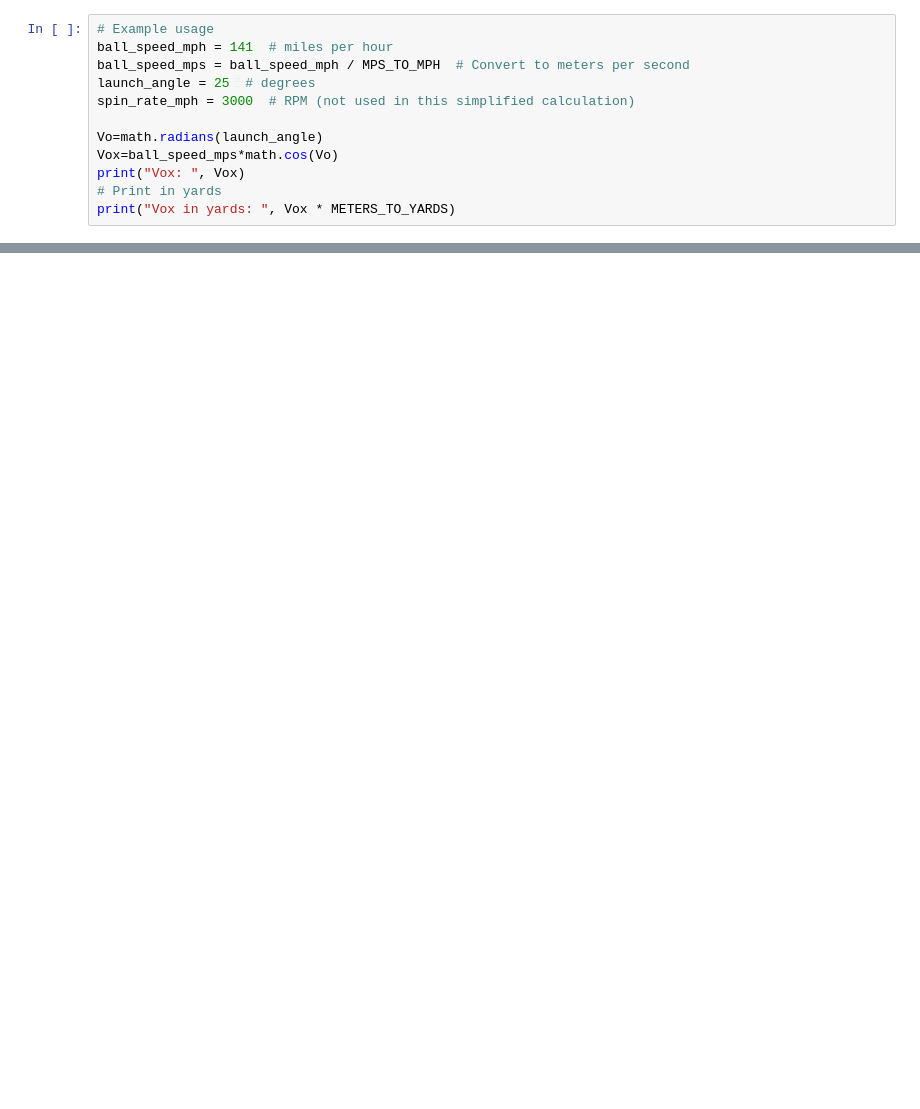
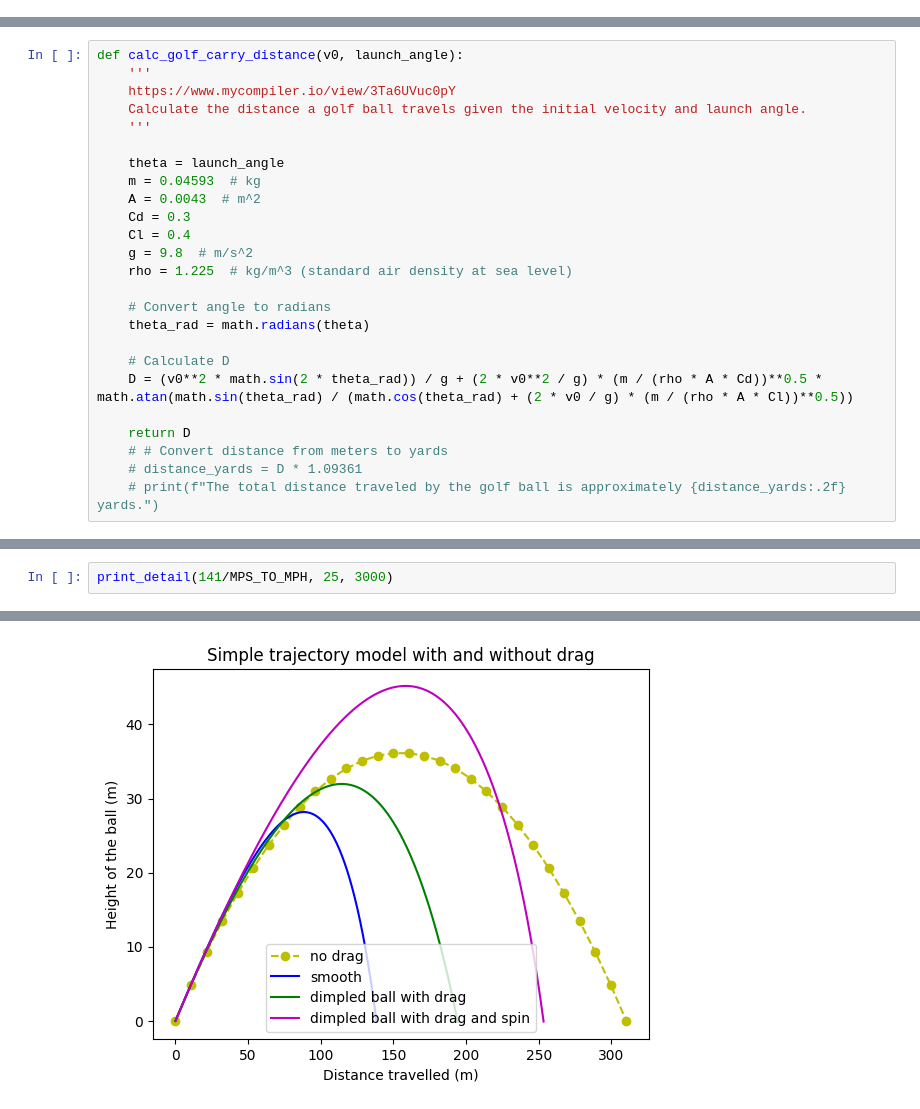
Before and after one commit to kirkhofer/data-ai, a Jupyter notebook: golf.ipynb, the cells around one changed output, grey strips where cells are left out. Saved outputs shown, nothing was run; the diff lists cells and outputs as text; blank space fills up the shorter version.

```diff
--- a/golf.ipynb
+++ b/golf.ipynb
@@ -85,15 +66,3 @@ MPS_TO_MPH = 2.23694
 GRAVITATIONAL_ACCELERATION = 9.80665
 METERS_TO_YARDS = 1.09361
 DRAG_COEFFICIENT = 0.7
-# %%
-# Example usage
-ball_speed_mph = 141  # miles per hour
-ball_speed_mps = ball_speed_mph / MPS_TO_MPH  # Convert to meters per second
-launch_angle = 25  # degrees
-spin_rate_mph = 3000  # RPM (not used in this simplified calculation)
-
-Vo=math.radians(launch_angle)
-Vox=ball_speed_mps*math.cos(Vo)
-print("Vox: ", Vox)
-# Print in yards
-print("Vox in yards: ", Vox * METERS_TO_YARDS)
@@ -102,0 +601,25 @@ Vox in yards:  62.47452480457332
+# %%
+def calc_golf_carry_distance(v0, launch_angle):
+    '''
+    https://www.mycompiler.io/view/3Ta6UVuc0pY
+    Calculate the distance a golf ball travels given the initial velocity and launch angle.
+    '''
+
+    theta = launch_angle
+    m = 0.04593  # kg
+    A = 0.0043  # m^2
+    Cd = 0.3
+    Cl = 0.4
+    g = 9.8  # m/s^2
+    rho = 1.225  # kg/m^3 (standard air density at sea level)
+
+    # Convert angle to radians
+    theta_rad = math.radians(theta)
+
+    # Calculate D
+    D = (v0**2 * math.sin(2 * theta_rad)) / g + (2 * v0**2 / g) * (m / (rho * A * Cd))**0.5 * math.atan(math.sin(theta_rad) / (math.cos(theta_rad) + (2 * v0 / g) * (m / (rho * A * Cl))**0.5))
+
+    return D
+    # # Convert distance from meters to yards
+    # distance_yards = D * 1.09361
+    # print(f"The total distance traveled by the golf ball is approximately {distance_yards:.2f} yards.")
@@ -102,0 +748,3 @@ Vox in yards:  62.47452480457332
+# %%
+print_detail(141/MPS_TO_MPH, 25, 3000)
+# %% [output]
@@ -102,0 +761 @@ Vox in yards:  62.47452480457332
+[figure, added]
```
Also changed, not shown: parts of 33 cells of this notebook.
